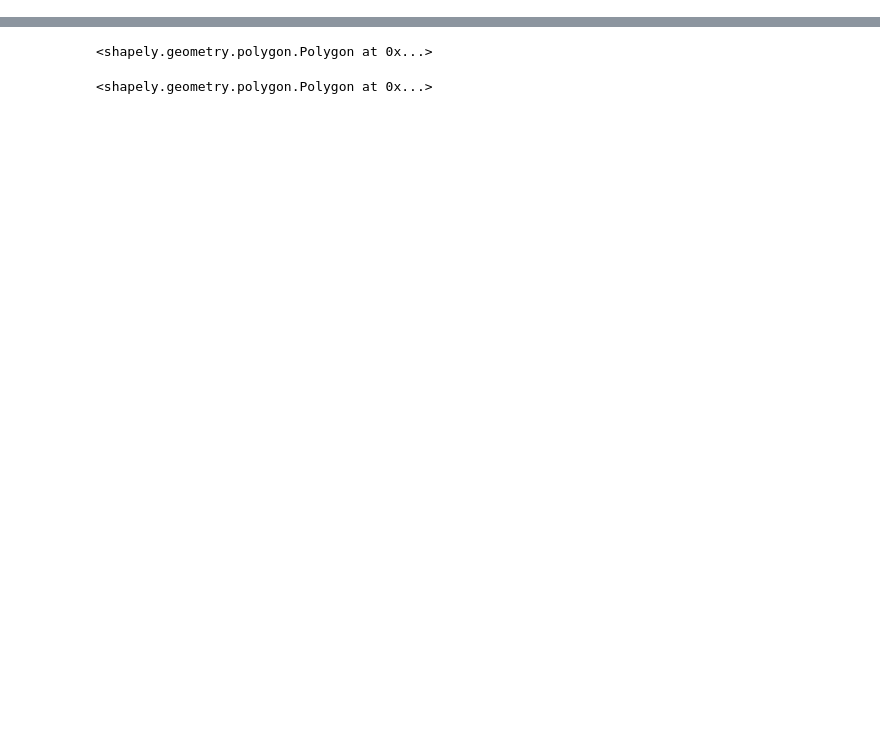
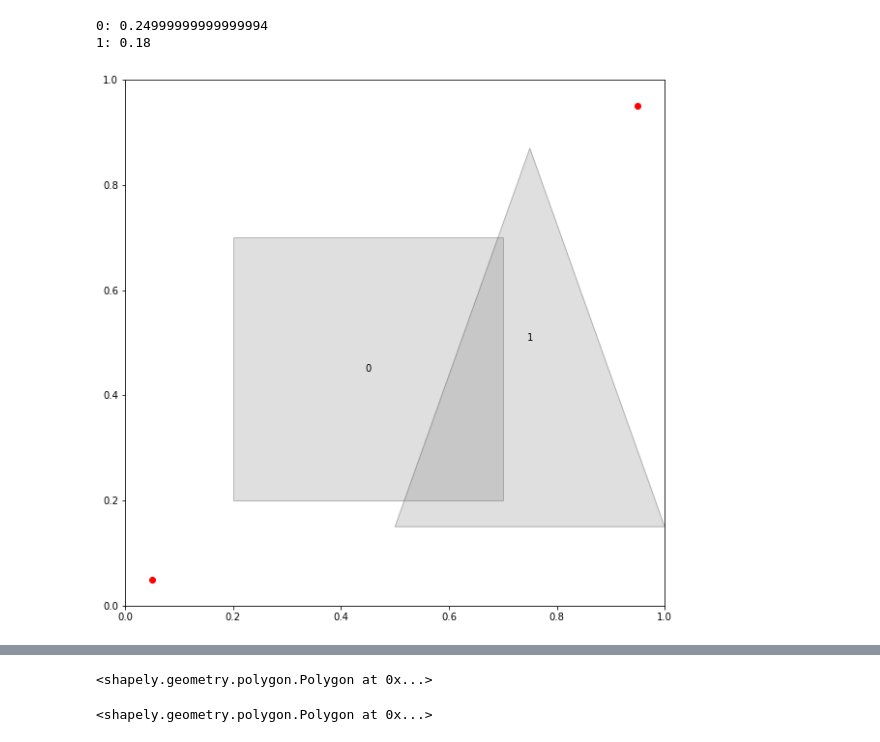
Before and after one commit to Aarononomous/MCR, a Jupyter notebook: mcr.ipynb, the cells around one changed output, grey strips where cells are left out. Drawn from its saved outputs; the diff is of its cells as text; code cells hidden in the pictures; blank space fills up the shorter version.

```diff
--- a/mcr.ipynb
+++ b/mcr.ipynb
@@ -19,7 +19,7 @@ from pylab import rcParams
 rcParams['figure.figsize'] = (10, 10)
 # %%
 # Create an empty square
-square = MCR()
+square = mcr()
 # %%
 # Add a couple of shapes to the square
 shape1 = Polygon([(0.2,0.2), (0.2, 0.7), (0.7,0.7), (0.7,0.2)])
@@ -31,6 +31,12 @@ square.add_obstacle(shape2)
 # Add a start and goal
 square.start = (0.05, 0.05)
 square.goal  = (0.95, 0.95)
+# %%
+square.show_bare_obstacles()
+# %% [output]
+0: 0.24999999999999994
+1: 0.18
+[figure, added]
 # %%
 # Display the MCR
 square.show_obstacles()
```
Also changed, not shown: parts of 15 cells of this notebook, 2 other files.
